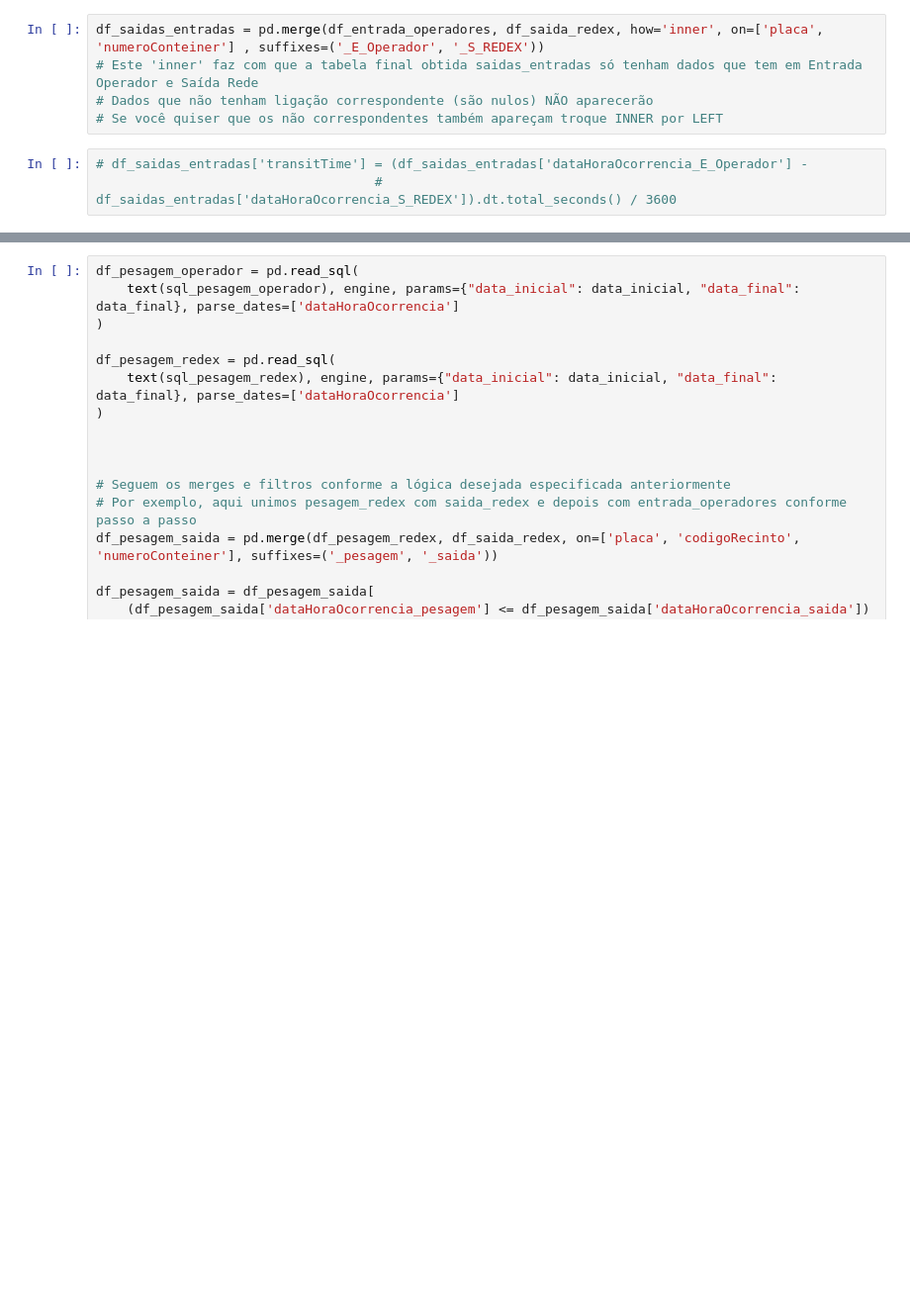
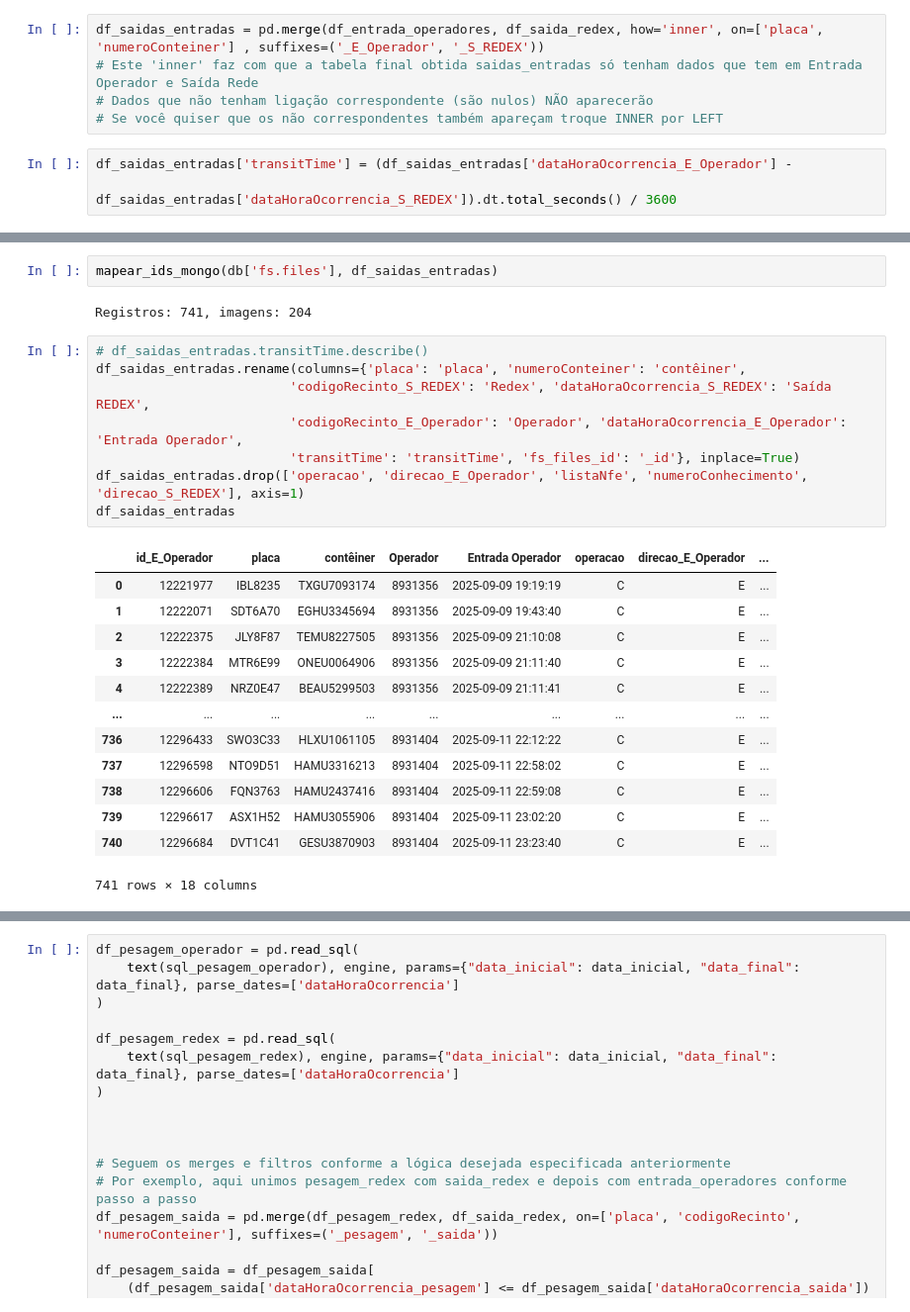
Before and after one commit to IvanBrasilico/virasana, a Jupyter notebook: virasana/notebooks/TransitTimeRedex.ipynb, the cells around one changed output, grey strips where cells are left out. Shown: that part at 99% size. Drawn from its saved outputs; the diff is of its cells as text; blank space fills up the shorter version.

Commit message:
Notebook para consultar TransitTime de REDEXs para Operadores v3

```diff
--- a/virasana/notebooks/TransitTimeRedex.ipynb
+++ b/virasana/notebooks/TransitTimeRedex.ipynb
@@ -142,5 +142,5 @@ df_saidas_entradas = pd.merge(df_entrada_operadores, df_saida_redex, how='inner'
 # Dados que não tenham ligação correspondente (são nulos) NÃO aparecerão
 # Se você quiser que os não correspondentes também apareçam troque INNER por LEFT
 # %%
-# df_saidas_entradas['transitTime'] = (df_saidas_entradas['dataHoraOcorrencia_E_Operador'] -
-                                    # df_saidas_entradas['dataHoraOcorrencia_S_REDEX']).dt.total_seconds() / 3600
+df_saidas_entradas['transitTime'] = (df_saidas_entradas['dataHoraOcorrencia_E_Operador'] -
+                                     df_saidas_entradas['dataHoraOcorrencia_S_REDEX']).dt.total_seconds() / 3600
@@ -162,0 +178,26 @@ df_saidas_entradas
+# %%
+mapear_ids_mongo(db['fs.files'], df_saidas_entradas)
+# %% [output]
+Registros: 741, imagens: 204
+# %%
+# df_saidas_entradas.transitTime.describe()
+df_saidas_entradas.rename(columns={'placa': 'placa', 'numeroConteiner': 'contêiner',
+                         'codigoRecinto_S_REDEX': 'Redex', 'dataHoraOcorrencia_S_REDEX': 'Saída REDEX',
+                         'codigoRecinto_E_Operador': 'Operador', 'dataHoraOcorrencia_E_Operador': 'Entrada Operador',
+                         'transitTime': 'transitTime', 'fs_files_id': '_id'}, inplace=True)
+df_saidas_entradas.drop(['operacao', 'direcao_E_Operador', 'listaNfe', 'numeroConhecimento', 'direcao_S_REDEX'], axis=1)
+df_saidas_entradas
+# %% [output]
+|  | id_E_Operador | placa | contêiner | Operador | Entrada Operador | operacao | direcao_E_Operador | ... |
+| 0 | 12221977 | IBL8235 | TXGU7093174 | 8931356 | 2025-09-09 19:19:19 | C | E | ... |
+| 1 | 12222071 | SDT6A70 | EGHU3345694 | 8931356 | 2025-09-09 19:43:40 | C | E | ... |
+| 2 | 12222375 | JLY8F87 | TEMU8227505 | 8931356 | 2025-09-09 21:10:08 | C | E | ... |
+| 3 | 12222384 | MTR6E99 | ONEU0064906 | 8931356 | 2025-09-09 21:11:40 | C | E | ... |
+| 4 | 12222389 | NRZ0E47 | BEAU5299503 | 8931356 | 2025-09-09 21:11:41 | C | E | ... |
+| ... | ... | ... | ... | ... | ... | ... | ... | ... |
+| 736 | 12296433 | SWO3C33 | HLXU1061105 | 8931404 | 2025-09-11 22:12:22 | C | E | ... |
+| 737 | 12296598 | NTO9D51 | HAMU3316213 | 8931404 | 2025-09-11 22:58:02 | C | E | ... |
+| 738 | 12296606 | FQN3763 | HAMU2437416 | 8931404 | 2025-09-11 22:59:08 | C | E | ... |
+| 739 | 12296617 | ASX1H52 | HAMU3055906 | 8931404 | 2025-09-11 23:02:20 | C | E | ... |
+| 740 | 12296684 | DVT1C41 | GESU3870903 | 8931404 | 2025-09-11 23:23:40 | C | E | ... |
+741 rows × 18 columns
```
Also changed, not shown: parts of 9 cells of this notebook.
